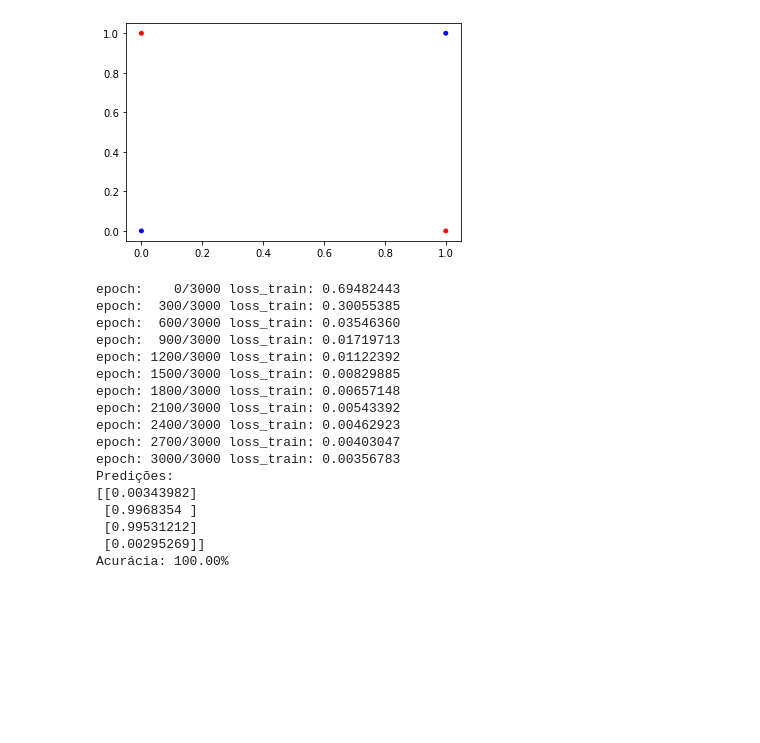
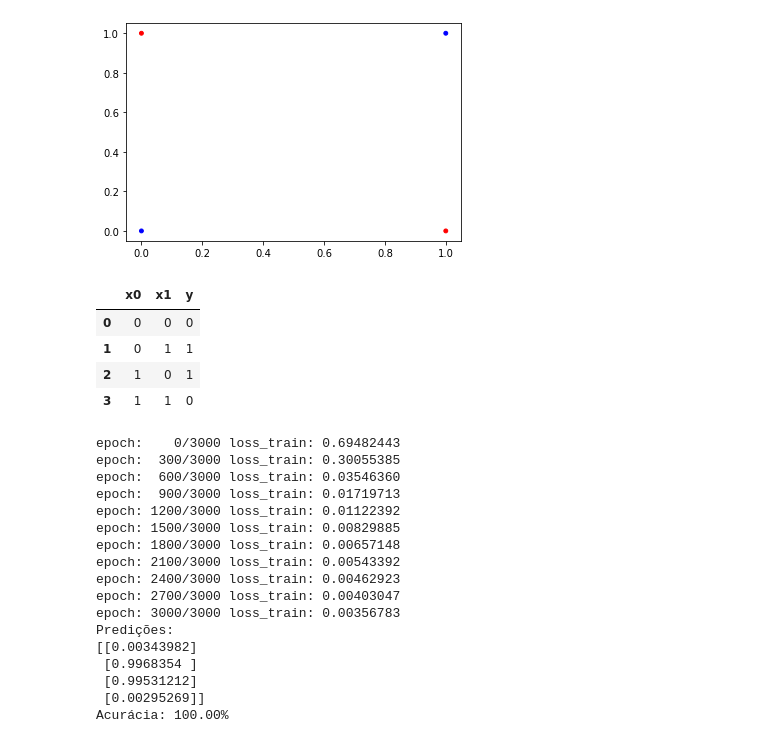
Before and after one commit to gregorylira/Neural-Network, a Jupyter notebook: Neural_Network.ipynb, the cells around one changed output. Drawn from its saved outputs; the diff is of its cells as text; code cells hidden in the pictures; blank space fills up the shorter version.

```diff
--- a/Neural_Network.ipynb
+++ b/Neural_Network.ipynb
@@ -631,6 +636,15 @@ plt.scatter(x[:,0], x[:,1], c=list(np.array(y).ravel()), s=15, cmap='bwr')
 (4, 2) (4, 1)
 <matplotlib.collections.PathCollection at 0x...>
 [figure]
+# %%
+data  = pd.DataFrame(np.column_stack((x,y)), columns=["x0","x1","y"])
+data
+# %% [output]
+|  | x0 | x1 | y |
+| 0 | 0 | 0 | 0 |
+| 1 | 0 | 1 | 1 |
+| 2 | 1 | 0 | 1 |
+| 3 | 1 | 1 | 0 |
 # %%
 input_dim, output_dim = x.shape[1], y.shape[1]
 
```
Also changed, not shown: parts of 13 cells of this notebook, 7 other files.
